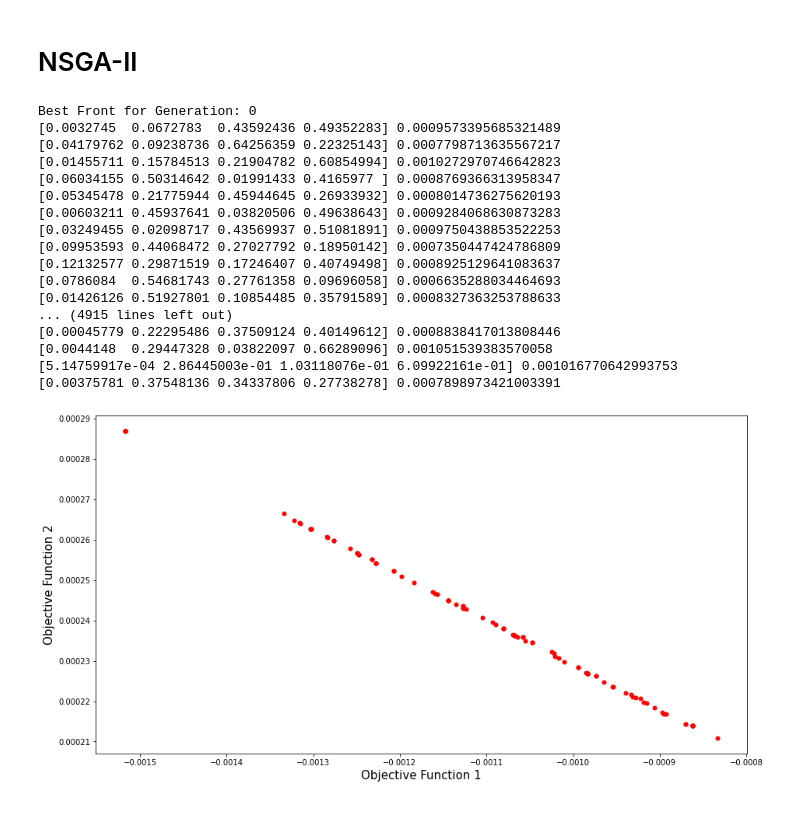
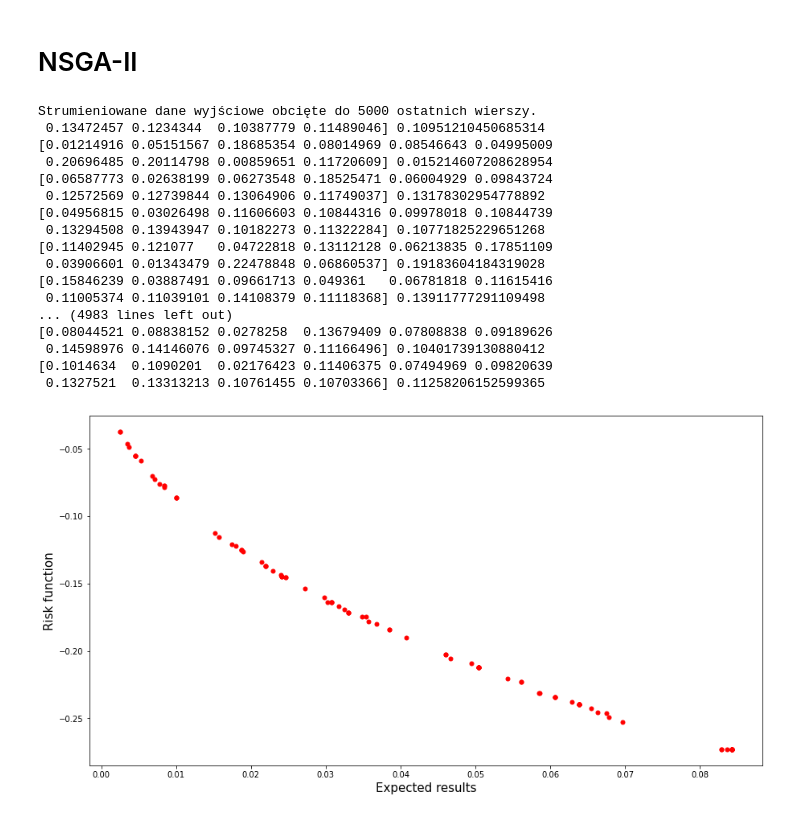
Before and after one commit to mokupnik/EvolutionaryAlgorithms, a Jupyter notebook: Portfolio_Optimization.ipynb, the cells around one changed output. Cells and saved outputs as stored; diff of their text form; code cells hidden in the pictures.

Commit message:
Add files via upload
Using NSGA-II

```diff
--- a/Portfolio_Optimization.ipynb
+++ b/Portfolio_Optimization.ipynb
@@ -76,2 +119,10 @@ for x in NAMES:
     expected_results[x] = calculate_expected_result(x)
+# %%
+def results_function(p):
+    NAMES = ['MFRVF', 'SNDL', 'TLRY', 'FUTU', 'GSAT', 'PACB', 'NTXFF', 'EGOV', 'NWAU', 'EH']
+    res = 0
+    for index, name in enumerate(NAMES):
+        res += expected_results[name] * p[index]
+
+    return res
 # %%
@@ -83,23 +131,0 @@ print(expected_results)
-# %%
-[0.5, 0.5]
-def results_function(p):
-    NAMES = ['AAPL', 'NKE', 'GOOGL', 'AMZN']
-    res = 0
-    for index, name in enumerate(NAMES):
-        res += expected_results[name] * p[index]
-
-    return res
-
-def risk_function(p):
-    NAMES = ['AAPL', 'NKE', 'GOOGL', 'AMZN']
-    risk = 0
-    for index, name in enumerate(NAMES):
-        risk += semi_variance[name]*p[index]
-    return -risk
-
-[0.33, 0.33, 0.33]
-
-p = np.ones(4)/4
-
-print(results_function(p))
-print(risk_function(p))
@@ -173,8 +190,8 @@ def non_dominating_curve_plotter(objective1_values, objective2_values):
     plt.figure(figsize=(15,8))
     objective1 = [i*-1 for i in objective1_values]
     objective2 = [j*-1 for j in objective2_values]
-    plt.xlabel('Objective Function 1', fontsize=15)
-    plt.ylabel('Objective Function 2', fontsize=15)
+    plt.xlabel('Expected results', fontsize=15)
+    plt.ylabel('Risk function', fontsize=15)
     plt.scatter(objective1, objective2, c='red', s=25)
 
 def index_locator(a,list):
@@ -310,26 +331,22 @@ def nsga2(population,max_gen, f1, f2, n):
         gen_no = gen_no + 1
     return [objective1_values, objective2_values, solution]
 # %%
-objective1_values, objective2_values, solution = nsga2(100,50,results_function, risk_function,4)
+objective1_values, objective2_values, solution = nsga2(100,100,results_function, risk_function,10)
 # %% [output]
-Best Front for Generation: 0
-[0.0032745  0.0672783  0.43592436 0.49352283] 0.0009573395685321489
-[0.04179762 0.09238736 0.64256359 0.22325143] 0.0007798713635567217
-[0.01455711 0.15784513 0.21904782 0.60854994] 0.0010272970746642823
-[0.06034155 0.50314642 0.01991433 0.4165977 ] 0.0008769366313958347
-[0.05345478 0.21775944 0.45944645 0.26933932] 0.0008014736275620193
-[0.00603211 0.45937641 0.03820506 0.49638643] 0.0009284068630873283
-[0.03249455 0.02098717 0.43569937 0.51081891] 0.0009750438853522253
-[0.09953593 0.44068472 0.27027792 0.18950142] 0.0007350447424786809
-[0.12132577 0.29871519 0.17246407 0.40749498] 0.0008925129641083637
-[0.0786084  0.54681743 0.27761358 0.09696058] 0.0006635288034464693
-[0.01426126 0.51927801 0.10854485 0.35791589] 0.0008327363253788633
-... (4915 lines left out)
-[0.00045779 0.22295486 0.37509124 0.40149612] 0.0008838417013808446
-[0.0044148  0.29447328 0.03822097 0.66289096] 0.001051539383570058
-[5.14759917e-04 2.86445003e-01 1.03118076e-01 6.09922161e-01] 0.001016770642993753
-[0.00375781 0.37548136 0.34337806 0.27738278] 0.0007898973421003391
+Strumieniowane dane wyjściowe obcięte do 5000 ostatnich wierszy.
+ 0.13472457 0.1234344  0.10387779 0.11489046] 0.10951210450685314
+[0.01214916 0.05151567 0.18685354 0.08014969 0.08546643 0.04995009
+ 0.20696485 0.20114798 0.00859651 0.11720609] 0.015214607208628954
+[0.06587773 0.02638199 0.06273548 0.18525471 0.06004929 0.09843724
+ 0.12572569 0.12739844 0.13064906 0.11749037] 0.13178302954778892
+[0.04956815 0.03026498 0.11606603 0.10844316 0.09978018 0.10844739
+ 0.13294508 0.13943947 0.10182273 0.11322284] 0.10771825229651268
+[0.11402945 0.121077   0.04722818 0.13112128 0.06213835 0.17851109
+ 0.03906601 0.01343479 0.22478848 0.06860537] 0.19183604184319028
+[0.15846239 0.03887491 0.09661713 0.049361   0.06781818 0.11615416
+ 0.11005374 0.11039101 0.14108379 0.11118368] 0.13911777291109498
+... (4983 lines left out)
+[0.08044521 0.08838152 0.0278258  0.13679409 0.07808838 0.09189626
+ 0.14598976 0.14146076 0.09745327 0.11166496] 0.10401739130880412
+[0.1014634  0.1090201  0.02176423 0.11406375 0.07494969 0.09820639
+ 0.1327521  0.13313213 0.10761455 0.10703366] 0.11258206152599365
-# %%
-non_dominating_curve_plotter(objective1_values, objective2_values)
-# %% [output]
-[figure, removed]
@@ -338,0 +353,5 @@ print(solution[0])
+# %%
+
+non_dominating_curve_plotter(objective2_values, objective1_values)
+# %% [output]
+[figure, added]
```
Also changed, not shown: parts of 11 cells of this notebook.
